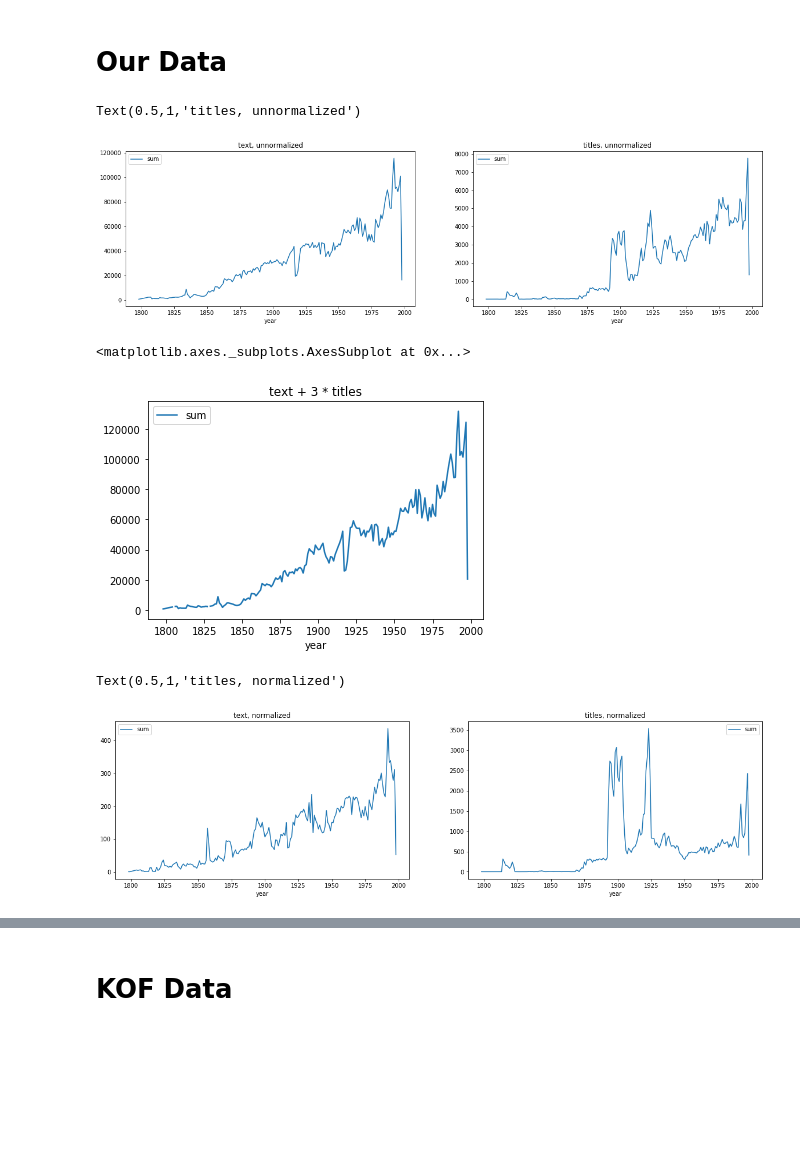
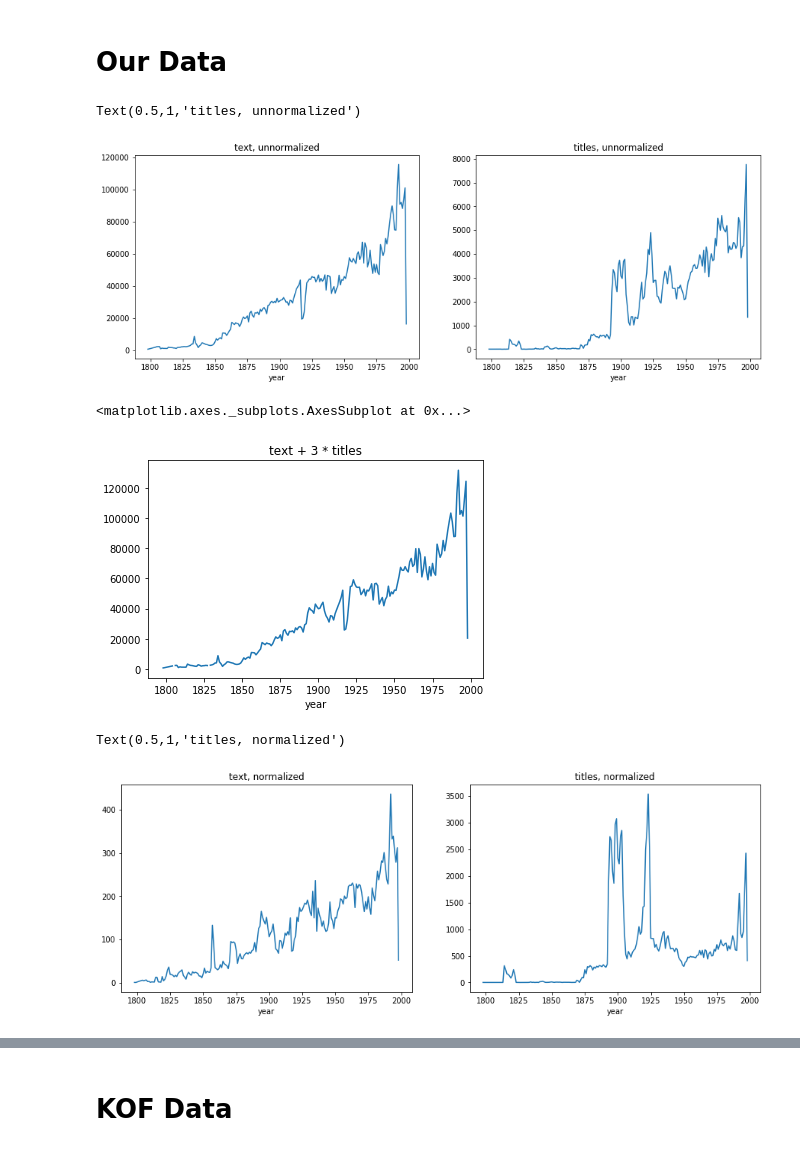
Before and after one commit to Amaumaury/shs-project, a Jupyter notebook: index_from_counts/IndexFromCSV.ipynb, the cells around one changed output, grey strips where cells are left out. Cells and saved outputs as stored; diff of their text form; code cells hidden in the pictures; blank space fills up the shorter version.

```diff
--- a/index_from_counts/IndexFromCSV.ipynb
+++ b/index_from_counts/IndexFromCSV.ipynb
@@ -6,30 +6,37 @@ import matplotlib.pyplot as plt
 # Our Data
 # %%
 def by_year_summed(name):
+    """
+    Reads a csv file and sums by year.
+    The argument is the filename
+
+    Returns a pandas.Series containing the index
+    """
     basic = pd.read_csv(name)
     basic['sum'] = basic.iloc[:, 2:].sum(axis=1)
     basic = basic[['month', 'year', 'sum']]
     yearly = basic[['year', 'sum']].groupby('year').sum()
-    return yearly
+    yearly.columns = ['our index']
+    return yearly['our index']
 # %%
-fig, (ax1, ax2) = plt.subplots(nrows=1, ncols=2, figsize=(20,5))
+fig, (ax1, ax2) = plt.subplots(nrows=1, ncols=2, figsize=(15,5))
 text_unnorm = by_year_summed('countries-text.csv')
 titles_unnorm = by_year_summed('countries-titles.csv')
 text_unnorm.plot(ax=ax1)
 ax1.set_title('text, unnormalized')
 titles_unnorm.plot(ax=ax2)
 ax2.set_title('titles, unnormalized')
 # %% [output]
 Text(0.5,1,'titles, unnormalized')
-[figure, old version]
+[figure, new version]
 # %%
 text_3titles_unnormalized = (text_unnorm + 3*titles_unnorm)
 text_3titles_unnormalized.plot(title='text + 3 * titles')
 # %% [output]
 <matplotlib.axes._subplots.AxesSubplot at 0x...>
-[figure, old version]
+[figure, new version]
 # %%
-fig, (ax1, ax2) = plt.subplots(nrows=1, ncols=2, figsize=(20,5))
+fig, (ax1, ax2) = plt.subplots(nrows=1, ncols=2, figsize=(15,5))
 text_norm = by_year_summed('countries-text-normalized.csv')
 titles_norm = by_year_summed('countries-titles-normalized.csv')
 text_norm.plot(ax=ax1)
@@ -38,7 +45,7 @@ titles_norm.plot(ax=ax2)
 ax2.set_title('titles, normalized')
 # %% [output]
 Text(0.5,1,'titles, normalized')
-[figure, old version]
+[figure, new version]
 # %%
 text_3titles_normalized = (text_norm + 3*titles_norm)
 text_3titles_normalized.plot(title='text + 3 * titles')
```
Also changed, not shown: parts of 8 cells of this notebook.
